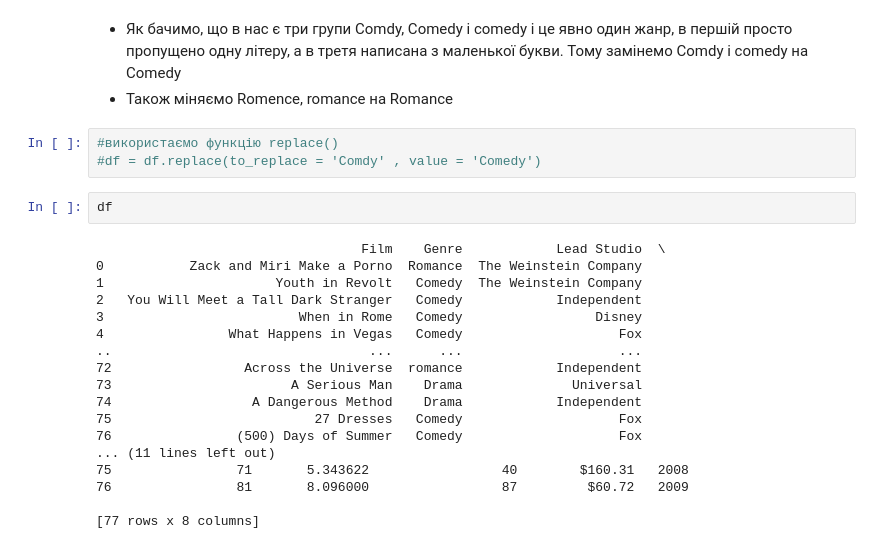
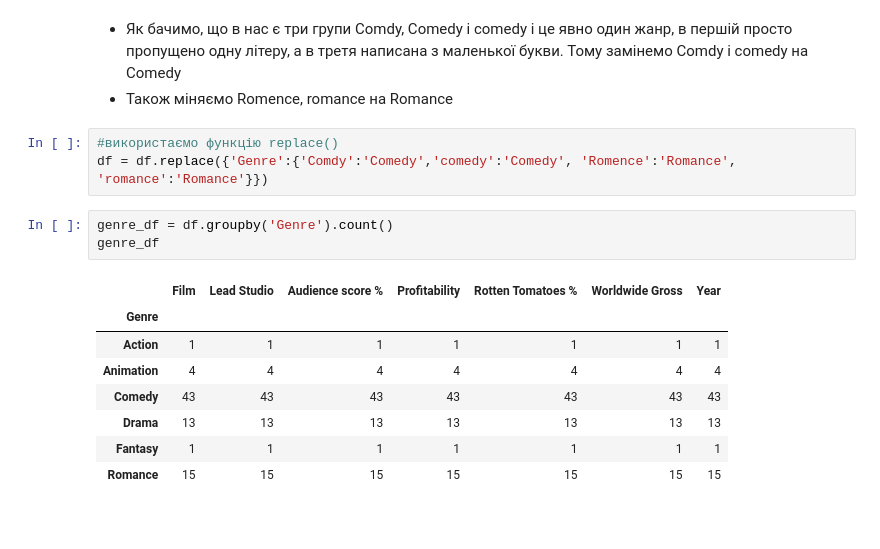
Before and after one commit to LiliiaGapon/Homework, a Jupyter notebook: Hw_6.ipynb, the cells around one changed output. Cells and saved outputs as stored; diff of their text form; blank space fills up the shorter version.

```diff
--- a/Hw_6.ipynb
+++ b/Hw_6.ipynb
@@ -129,24 +130,16 @@ genre_df
 - Також міняємо Romence, romance на Romance
 # %%
 #використаємо функцію replace()
-#df = df.replace(to_replace = 'Comdy' , value = 'Comedy')
+df = df.replace({'Genre':{'Comdy':'Comedy','comedy':'Comedy', 'Romence':'Romance', 'romance':'Romance'}})
-# %%
-df
-# %% [output]
-                                  Film    Genre            Lead Studio  \
-0           Zack and Miri Make a Porno  Romance  The Weinstein Company
-1                      Youth in Revolt   Comedy  The Weinstein Company
-2   You Will Meet a Tall Dark Stranger   Comedy            Independent
-3                         When in Rome   Comedy                 Disney
-4                What Happens in Vegas   Comedy                    Fox
-..                                 ...      ...                    ...
-72                 Across the Universe  romance            Independent
-73                       A Serious Man    Drama              Universal
-74                  A Dangerous Method    Drama            Independent
-75                          27 Dresses   Comedy                    Fox
-76                (500) Days of Summer   Comedy                    Fox
-... (11 lines left out)
-75                71       5.343622                 40        $160.31   2008
-76                81       8.096000                 87         $60.72   2009
-
-[77 rows x 8 columns]
+# %%
+genre_df = df.groupby('Genre').count()
+genre_df
+# %% [output]
+|  | Film | Lead Studio | Audience score % | Profitability | Rotten Tomatoes % | Worldwide Gross | Year |
+| Genre |  |  |  |  |  |  |  |
+| Action | 1 | 1 | 1 | 1 | 1 | 1 | 1 |
+| Animation | 4 | 4 | 4 | 4 | 4 | 4 | 4 |
+| Comedy | 43 | 43 | 43 | 43 | 43 | 43 | 43 |
+| Drama | 13 | 13 | 13 | 13 | 13 | 13 | 13 |
+| Fantasy | 1 | 1 | 1 | 1 | 1 | 1 | 1 |
+| Romance | 15 | 15 | 15 | 15 | 15 | 15 | 15 |
```
Also changed, not shown: parts of 5 cells of this notebook.
